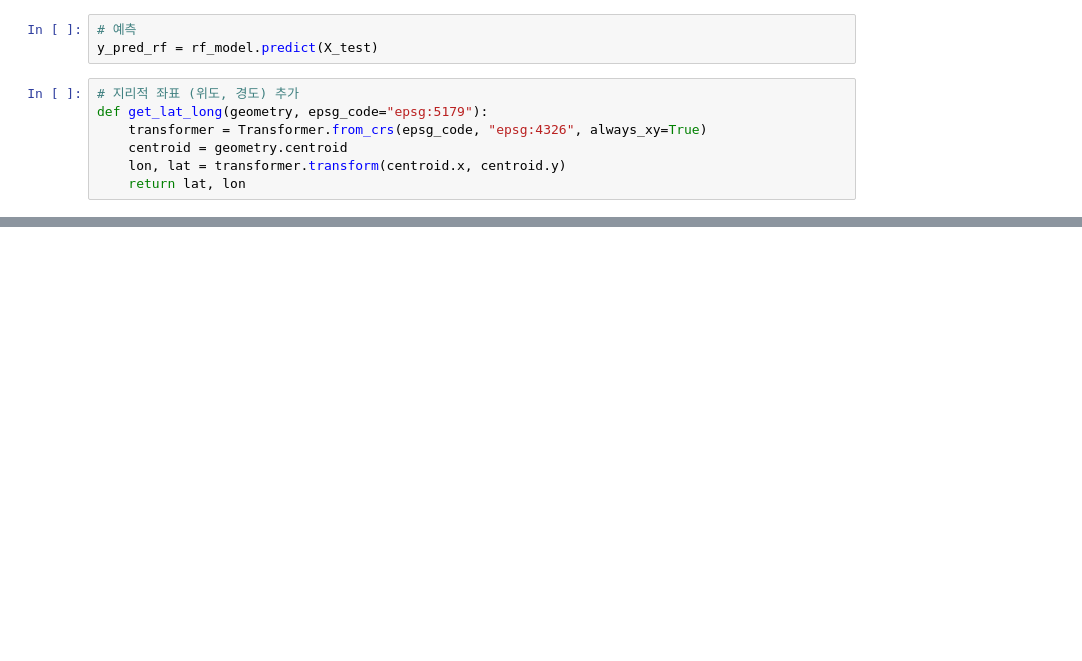
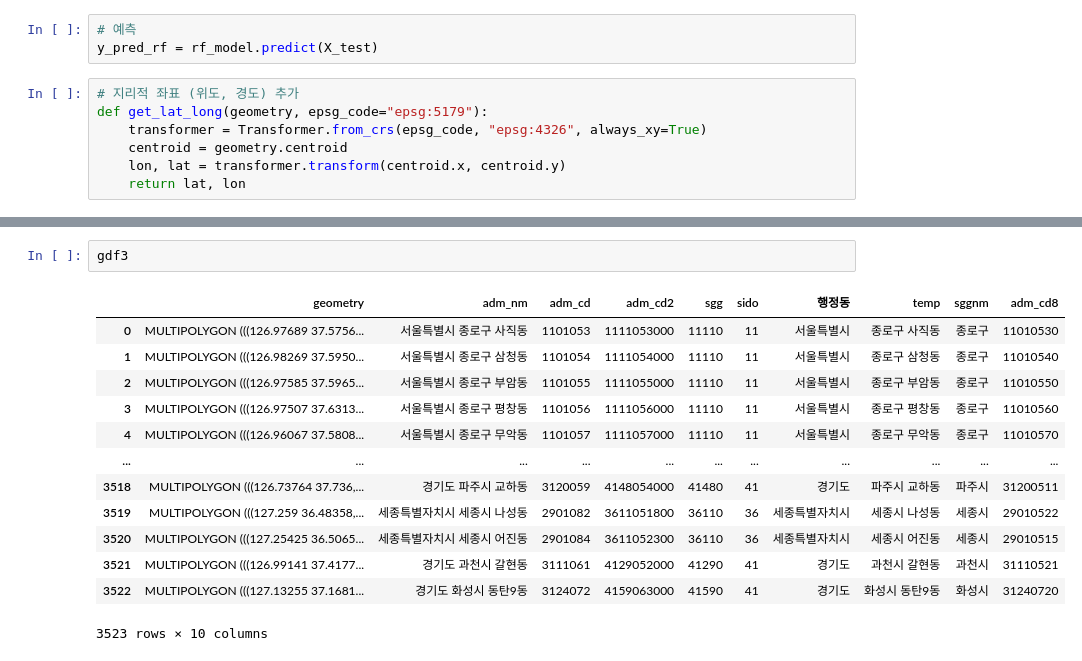
Before and after one commit to Choiinwoo401/Final_Project, a Jupyter notebook: 최인우/불투수율_침수흔적도.ipynb, the cells around one changed output, grey strips where cells are left out. Cells and saved outputs as stored; diff of their text form; blank space fills up the shorter version.

```diff
--- a/최인우/불투수율_침수흔적도.ipynb
+++ b/최인우/불투수율_침수흔적도.ipynb
@@ -457,0 +609,16 @@ Name: 지오메트리, Length: 26908, dtype: object
+# %%
+gdf3
+# %% [output]
+|  | geometry | adm_nm | adm_cd | adm_cd2 | sgg | sido | 행정동 | temp | sggnm | adm_cd8 |
+| 0 | MULTIPOLYGON (((126.97689 37.5756... | 서울특별시 종로구 사직동 | 1101053 | 1111053000 | 11110 | 11 | 서울특별시 | 종로구 사직동 | 종로구 | 11010530 |
+| 1 | MULTIPOLYGON (((126.98269 37.5950... | 서울특별시 종로구 삼청동 | 1101054 | 1111054000 | 11110 | 11 | 서울특별시 | 종로구 삼청동 | 종로구 | 11010540 |
+| 2 | MULTIPOLYGON (((126.97585 37.5965... | 서울특별시 종로구 부암동 | 1101055 | 1111055000 | 11110 | 11 | 서울특별시 | 종로구 부암동 | 종로구 | 11010550 |
+| 3 | MULTIPOLYGON (((126.97507 37.6313... | 서울특별시 종로구 평창동 | 1101056 | 1111056000 | 11110 | 11 | 서울특별시 | 종로구 평창동 | 종로구 | 11010560 |
+| 4 | MULTIPOLYGON (((126.96067 37.5808... | 서울특별시 종로구 무악동 | 1101057 | 1111057000 | 11110 | 11 | 서울특별시 | 종로구 무악동 | 종로구 | 11010570 |
+| ... | ... | ... | ... | ... | ... | ... | ... | ... | ... | ... |
+| 3518 | MULTIPOLYGON (((126.73764 37.736,... | 경기도 파주시 교하동 | 3120059 | 4148054000 | 41480 | 41 | 경기도 | 파주시 교하동 | 파주시 | 31200511 |
+| 3519 | MULTIPOLYGON (((127.259 36.48358,... | 세종특별자치시 세종시 나성동 | 2901082 | 3611051800 | 36110 | 36 | 세종특별자치시 | 세종시 나성동 | 세종시 | 29010522 |
+| 3520 | MULTIPOLYGON (((127.25425 36.5065... | 세종특별자치시 세종시 어진동 | 2901084 | 3611052300 | 36110 | 36 | 세종특별자치시 | 세종시 어진동 | 세종시 | 29010515 |
+| 3521 | MULTIPOLYGON (((126.99141 37.4177... | 경기도 과천시 갈현동 | 3111061 | 4129052000 | 41290 | 41 | 경기도 | 과천시 갈현동 | 과천시 | 31110521 |
+| 3522 | MULTIPOLYGON (((127.13255 37.1681... | 경기도 화성시 동탄9동 | 3124072 | 4159063000 | 41590 | 41 | 경기도 | 화성시 동탄9동 | 화성시 | 31240720 |
+3523 rows × 10 columns
```
Also changed, not shown: parts of 10 cells of this notebook.
